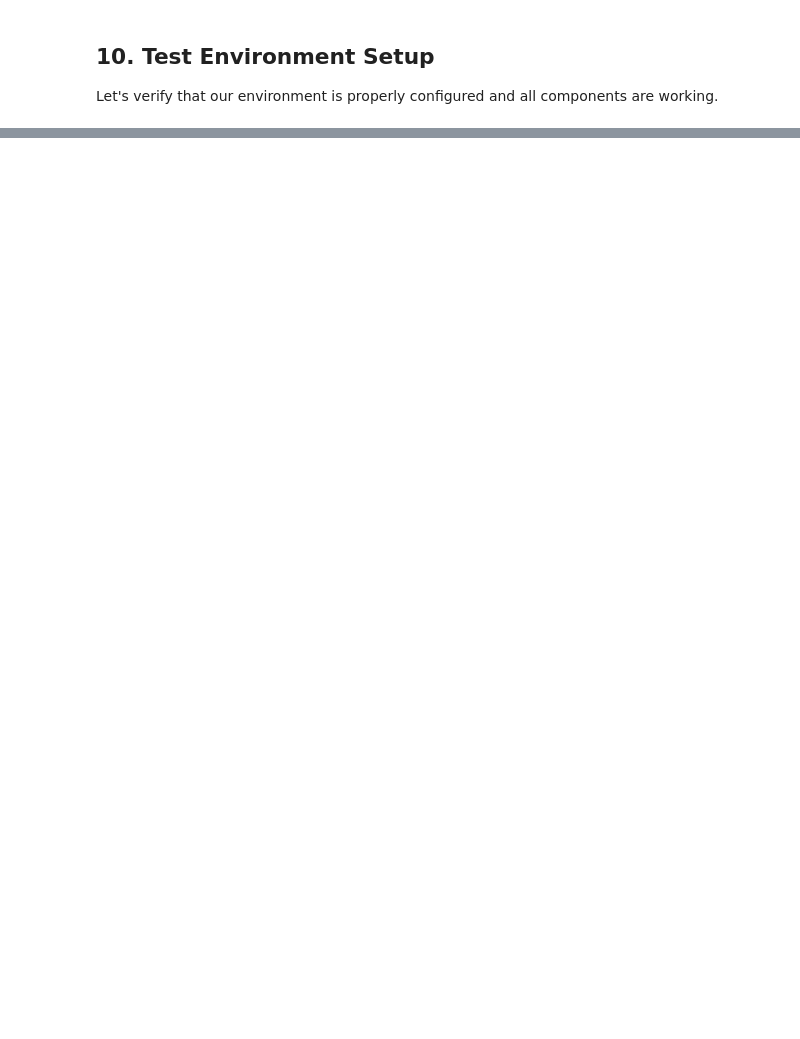
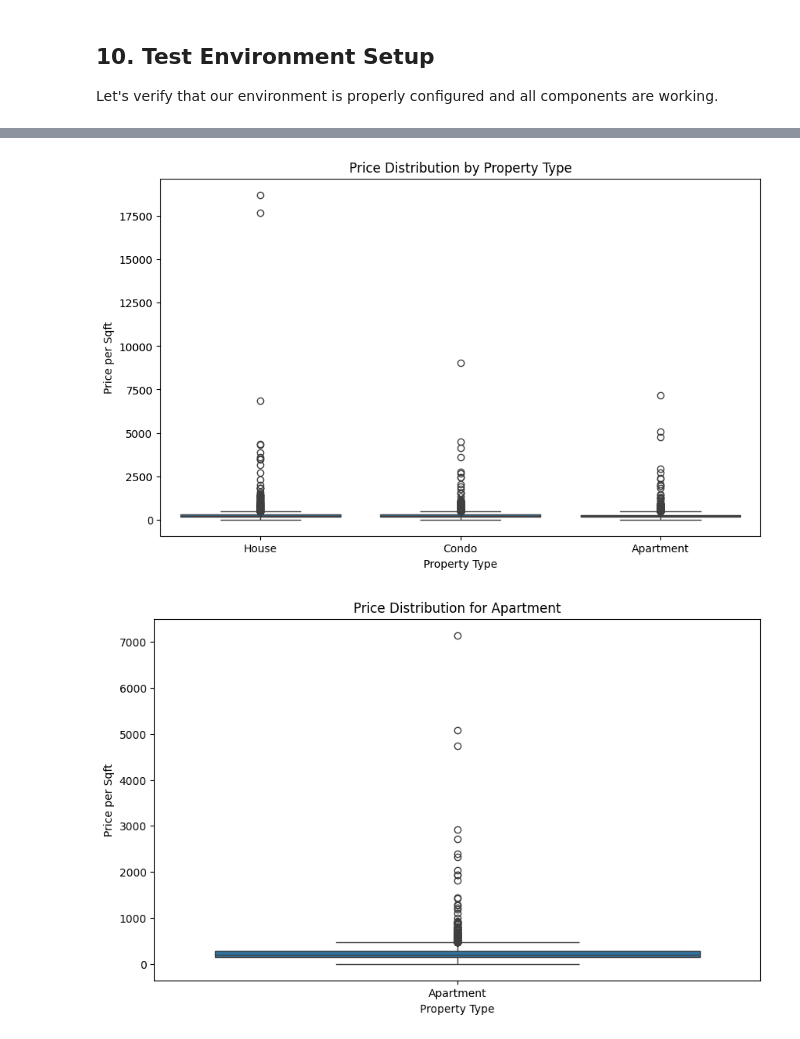
Before and after one commit to Rohit-Somisetty/Python-Capstone-1, a Jupyter notebook: notebooks/real_estate_analysis.ipynb, the cells around one changed output, grey strips where cells are left out. Cells and saved outputs as stored; diff of their text form; code cells hidden in the pictures; blank space fills up the shorter version.

Commit message:
Update: Enhanced analysis/visualization classes, fixed notebook, updated outputs

```diff
--- a/notebooks/real_estate_analysis.ipynb
+++ b/notebooks/real_estate_analysis.ipynb
@@ -484,0 +715,18 @@ test_environment()
+# %%
+# Use the Analysis and Visualization classes
+# Use cleaned_data from previous steps
+
+# 1. Analysis: Calculate new columns
+analysis = Analysis(cleaned_data)
+df_with_price = analysis.calculate_price_per_sqft()
+df_with_age = analysis.calculate_property_age()
+
+# 2. Visualization: Inherit and plot
+viz = Visualization(df_with_age)
+viz.plot_price_distribution()  # Boxplot for all property types
+viz.plot_price_distribution(property_type='Apartment')  # Example: only Apartments
+viz.plot_top_locations(top_n=5)
+viz.plot_price_trends()
+# %% [output]
+[figure, added]
+[figure, added]
```
Also changed, not shown: parts of 12 cells of this notebook, 3 other files.
